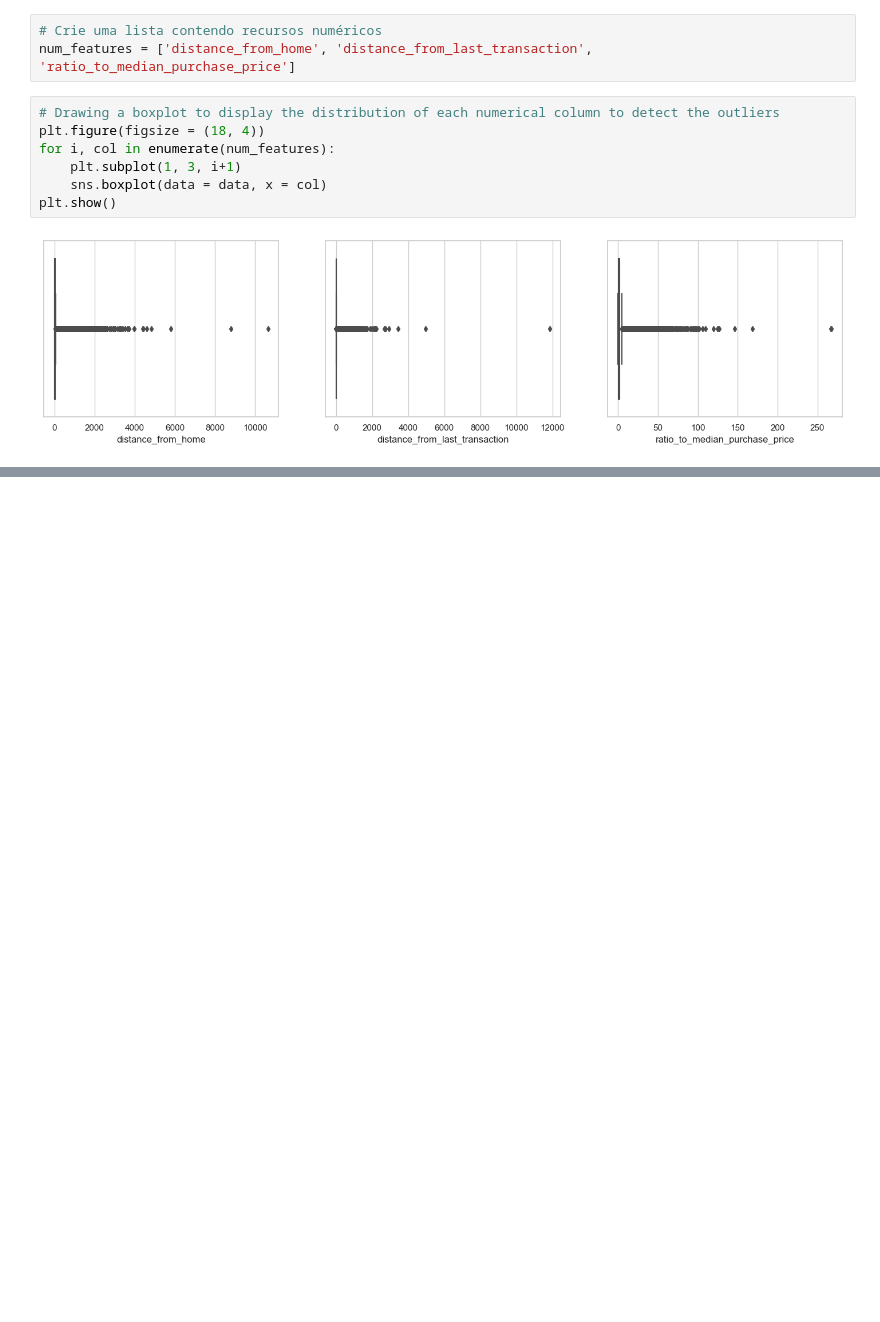
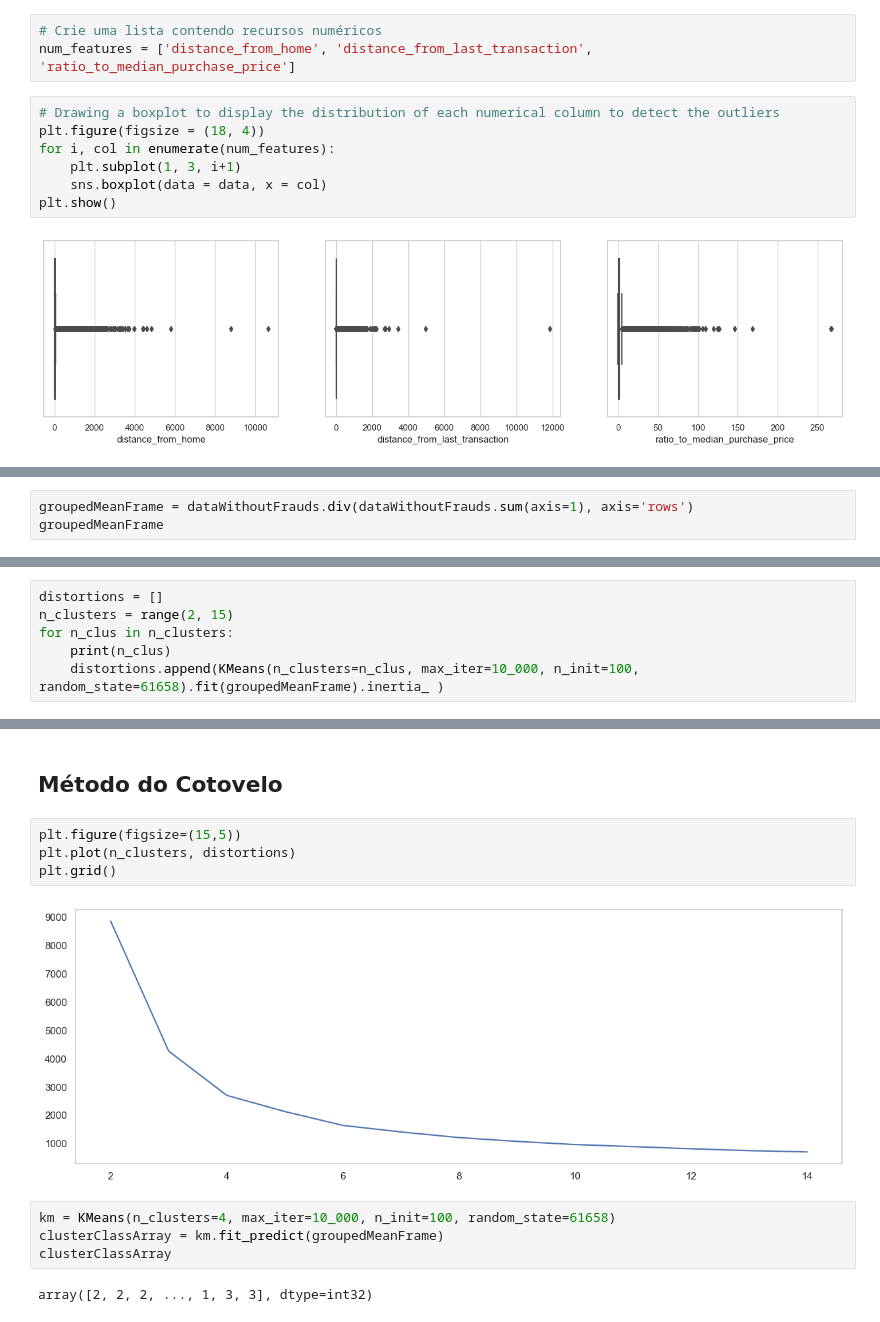
Before and after one commit to gui23dib/AI-Model-Test, a Jupyter notebook: CreditCardFraudDetection_FraudFrameAnalysis.ipynb, the cells around one changed output, grey strips where cells are left out. Saved outputs shown, nothing was run; the diff lists cells and outputs as text; blank space fills up the shorter version.

Commit message:
Conclusão parcial da etapa de clusterização e representação em gráficos de distribuição

```diff
--- a/CreditCardFraudDetection_FraudFrameAnalysis.ipynb
+++ b/CreditCardFraudDetection_FraudFrameAnalysis.ipynb
@@ -360,0 +374,3 @@ plt.show()
+# %%
+groupedMeanFrame = dataWithoutFrauds.div(dataWithoutFrauds.sum(axis=1), axis='rows')
+groupedMeanFrame
@@ -360,0 +391,6 @@ plt.show()
+# %%
+distortions = []
+n_clusters = range(2, 15)
+for n_clus in n_clusters:
+    print(n_clus)
+    distortions.append(KMeans(n_clusters=n_clus, max_iter=10_000, n_init=100, random_state=61658).fit(groupedMeanFrame).inertia_ )
@@ -360,0 +427,14 @@ plt.show()
+# %% [markdown]
+## Método do Cotovelo
+# %%
+plt.figure(figsize=(15,5))
+plt.plot(n_clusters, distortions)
+plt.grid()
+# %% [output]
+[figure, added]
+# %%
+km = KMeans(n_clusters=4, max_iter=10_000, n_init=100, random_state=61658)
+clusterClassArray = km.fit_predict(groupedMeanFrame)
+clusterClassArray
+# %% [output]
+array([2, 2, 2, ..., 1, 3, 3], dtype=int32)
```
Also changed, not shown: parts of 12 cells of this notebook, 2 other files.
